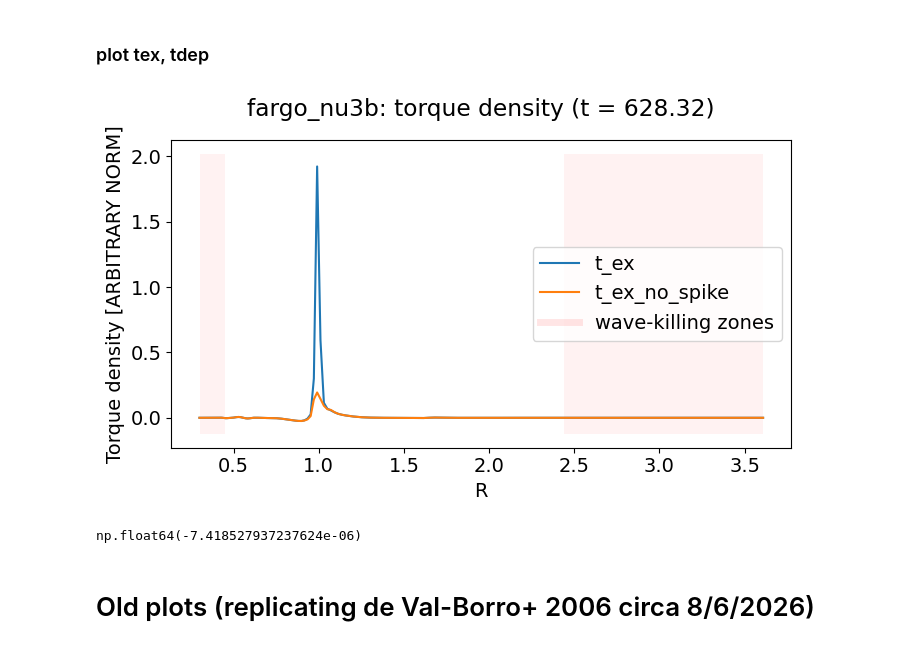
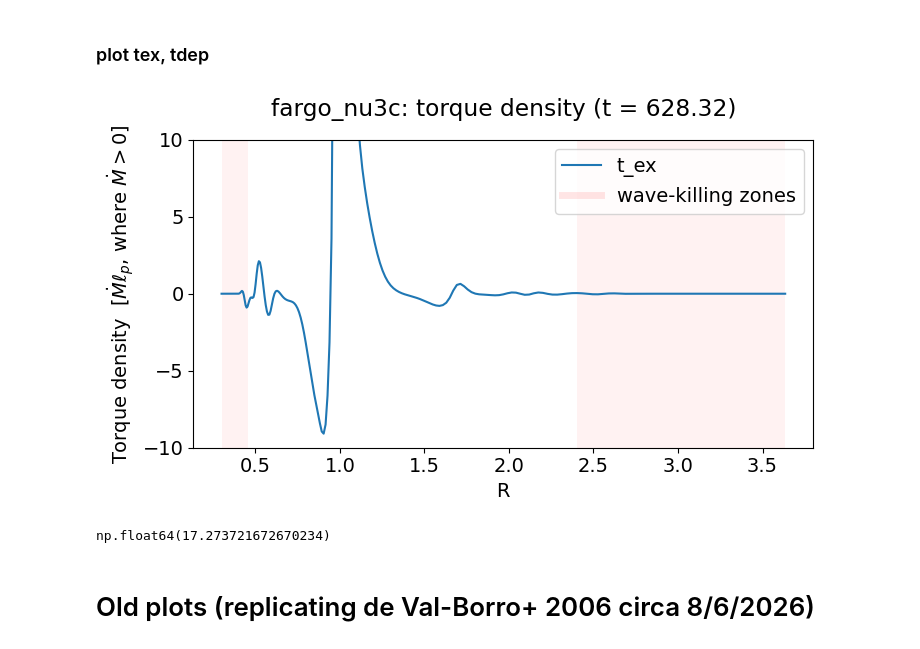
Before and after one commit to Jupiter1994/athena-warps, a Jupyter notebook: warped-disks/fargo-results.ipynb, the cells around one changed output. Cells and saved outputs as stored; diff of their text form; code cells hidden in the pictures.

```diff
--- a/warped-disks/fargo-results.ipynb
+++ b/warped-disks/fargo-results.ipynb
@@ -9,7 +9,7 @@ import matplotlib.cm as cm
 from matplotlib.cm import GnBu, viridis
 from matplotlib.ticker import (MultipleLocator, AutoMinorLocator)
 # %%
-sim_name = "fargo_nu3b"
+sim_name = "fargo_nu3c"
 results_dir = "/projects/b1094/jding/fargo/outputs/" + sim_name + "/"
 Sigma0 = 6.4e-4
 
@@ -33,6 +33,7 @@ N_phi = (int) (params['NX'])
 
 i = str(100) # output number
 den = np.fromfile(results_dir + "gasdens"+i+".dat").reshape(N_R,N_phi)
+initial_den = np.fromfile(results_dir + "gasdens0.dat").reshape(N_R,N_phi)
 # velocities in simulation frame
 vR = np.fromfile(results_dir + "gasvy"+i+".dat").reshape(N_R,N_phi)
 vphi = np.fromfile(results_dir + "gasvx"+i+".dat").reshape(N_R,N_phi)
@@ -435,3 +402,12 @@ Mdots = np.sum(np.multiply(den,vR) * Rs[:,None], axis=1)
 # %%
-plt.plot(Rs, Mdots)
+## approximate Mdot by calculating what Mdot(r_out) would be for a
+## VSS disk without a planet
+
+Rout = Rs[-1]
+Sig_out = Sigma0 * Rout**(-3/2)
+vK_out = Rout**(-1/2)
+vR_out = (-3/2) * alpha * cs**2 / vK_out
+
+Mdot_out = 2*np.pi*Rout * Sig_out * vR_out
+print(Mdot_out)
 # %% [output]
@@ -445,53 +420,53 @@ fig, ax = plt.subplots(figsize=(8, 4))
 # accretion torque (the negative sign serves to
 # match Adam's convention that Mdot > 0)
 # furthermore, ell_p = (rv_phi)_p = r^(1/2) = 1
-Mdot_const = -.5e-4 # arbitrary
+Mdot_const = Mdot_out
 Mdot_ell_p = -Mdot_const*1.**(1/2)
 
-# crudely+artificially remove spike around planet
-den_no_spike = np.copy(den)
-den_no_spike[:,191] = den_no_spike[:,190]
-den_no_spike[:,192] = den_no_spike[:,193]
+## crudely+artificially remove spike around planet
+#den_no_spike = np.copy(den)
+#den_no_spike[:,191] = den_no_spike[:,190]
+#den_no_spike[:,192] = den_no_spike[:,193]
 
 t_exs = t_ex(den, Rs, phis)
-t_exs_no_spike = t_ex(den_no_spike, Rs, phis)
+#t_exs_no_spike = t_ex(den_no_spike, Rs, phis)
 #t_deps = t_dep(den, vR, vphi, Rs, phis)
 
 #coeff = get_Fourier_coeff(t_exs, phis, m=1) # shape is (N_R,)
 #dPhi_dphi -= coeff[:,None]*np.cos(phis[None,:])
 
 plt.plot(Rs, t_exs/Mdot_ell_p, label="t_ex")
-plt.plot(Rs, t_exs_no_spike/Mdot_ell_p, label="t_ex_no_spike")
+#plt.plot(Rs, t_exs_no_spike/Mdot_ell_p, label="t_ex_no_spike")
 #plt.plot(Rs, t_deps/Mdot_ell_p, label="t_dep")
 
 plt.xlabel("R")
-plt.ylabel(r"Torque density [ARBITRARY NORM]") # \, \, [\dot{M} \ell_p \text{, where } \dot{M}>0]$")
-#plt.xlim(0.3, 2.4)
-#plt.ylim(-0.05, 0.05)
+plt.ylabel(r"Torque density $\, \, [\dot{M} \ell_p \text{, where } \dot{M}>0]$")
+#plt.xlim(0.8, 1.2)
+plt.ylim(-10, 10)
 
 #plt.ticklabel_format(axis='y', style='sci', scilimits=(-3,-3))
 
 # plot wave-killing zones
 use_wk = True
 if use_wk:
     r_in = 0.3 # 0.4 # 0.5
     r_out = 3.68
     r_iwkz = 0.46 # 0.46 # 0.5 # 0.7
     r_owkz = 2.4 # 3.0 # 2.1 # 1.6
 
     # locations of wave-killing zones
     where = ((Rs > r_in) & (Rs < r_iwkz)) | \
                 ((Rs > r_owkz) & (Rs < r_out))
 
     plt.fill_between(Rs, ax.get_ylim()[0], ax.get_ylim()[1],
                 where = where, facecolor='red', alpha=0.05)
 
     plt.plot([],[],color='red',linewidth=5, alpha=0.1, label='wave-killing zones')
 
 plt.title(sim_name + \
     ": torque density (t = {t_sim:.2f})".format(t_sim=t_sim),
          y=1.05)
 plt.legend()
 plt.show()
 # %% [output]
-[figure, old version]
+[figure, new version]
@@ -501,7 +478,7 @@ DeltaT_dep = np.trapezoid(t_deps, Rs)
 # %%
-DeltaT_dep
+DeltaT_ex / Mdot_ell_p
 # %% [output]
-np.float64(-7.418527937237624e-06)
+np.float64(17.273721672670234)
 # %% [markdown]
 # Old plots (replicating de Val-Borro+ 2006 circa 8/6/2026)
 # %% [markdown]
```
Also changed, not shown: parts of 11 cells of this notebook, 7 other files.
